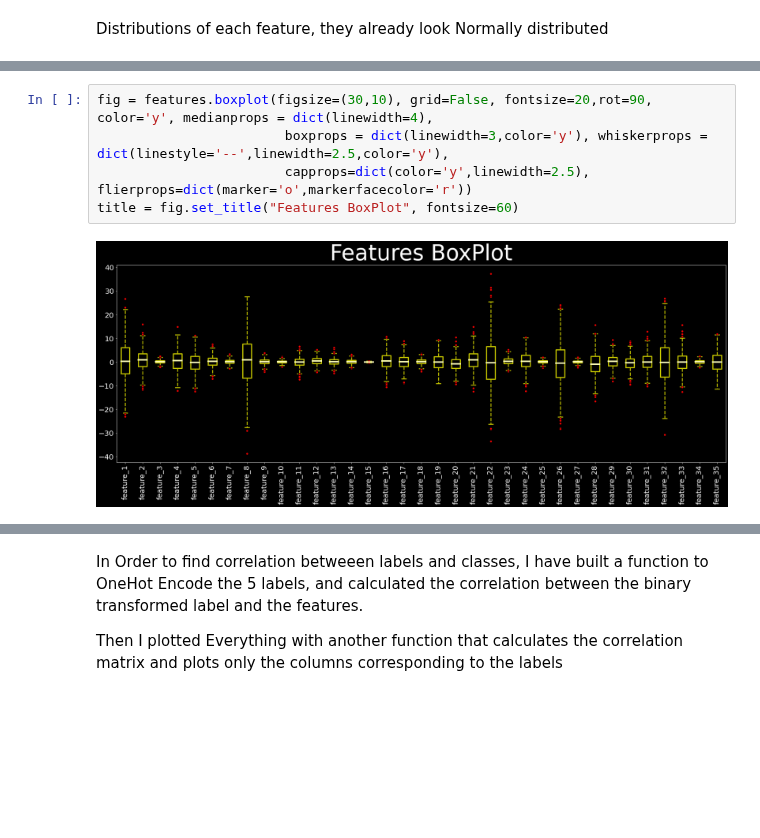
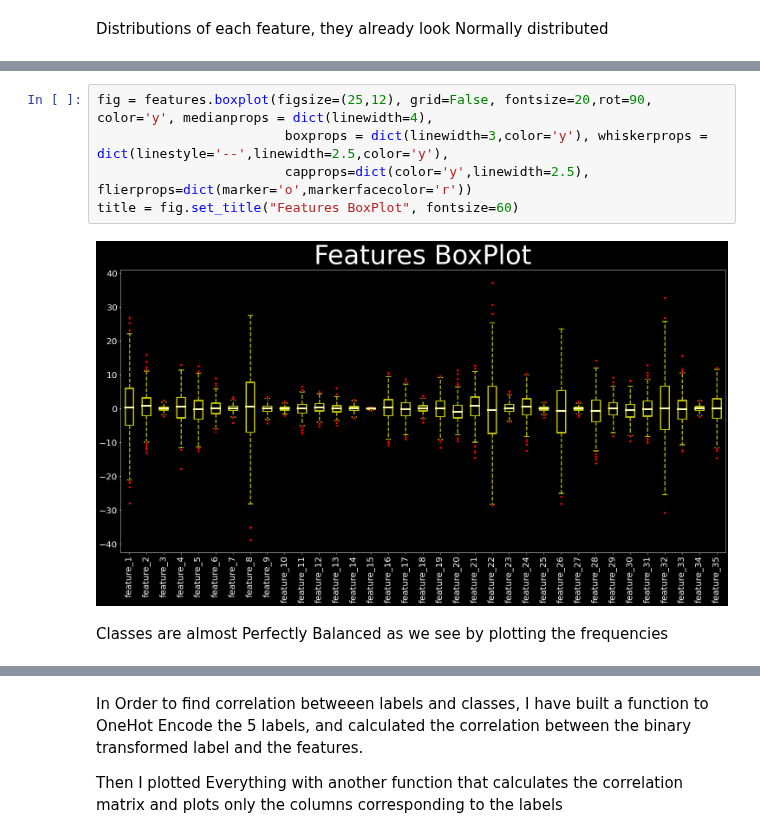
Before and after one commit to pietromarini00/30412-Classification-with-LogisticRegression, a Jupyter notebook: Pipeline.ipynb, the cells around one changed output, grey strips where cells are left out. Cells and saved outputs as stored; diff of their text form; blank space fills up the shorter version.

```diff
--- a/Pipeline.ipynb
+++ b/Pipeline.ipynb
@@ -88,10 +88,12 @@ for i in range(ax.shape[0]):
 # %%
-fig = features.boxplot(figsize=(30,10), grid=False, fontsize=20,rot=90, color='y', medianprops = dict(linewidth=4),
+fig = features.boxplot(figsize=(25,12), grid=False, fontsize=20,rot=90, color='y', medianprops = dict(linewidth=4),
                         boxprops = dict(linewidth=3,color='y'), whiskerprops = dict(linestyle='--',linewidth=2.5,color='y'),
                         capprops=dict(color='y',linewidth=2.5), flierprops=dict(marker='o',markerfacecolor='r'))
 title = fig.set_title("Features BoxPlot", fontsize=60)
 # %% [output]
-[figure, old version]
+[figure, new version]
+# %% [markdown]
+Classes are almost Perfectly Balanced as we see by plotting the frequencies
 # %%
 fig = sns.countplot(labels)
 # %% [output]
```
Also changed, not shown: parts of 36 cells of this notebook.
